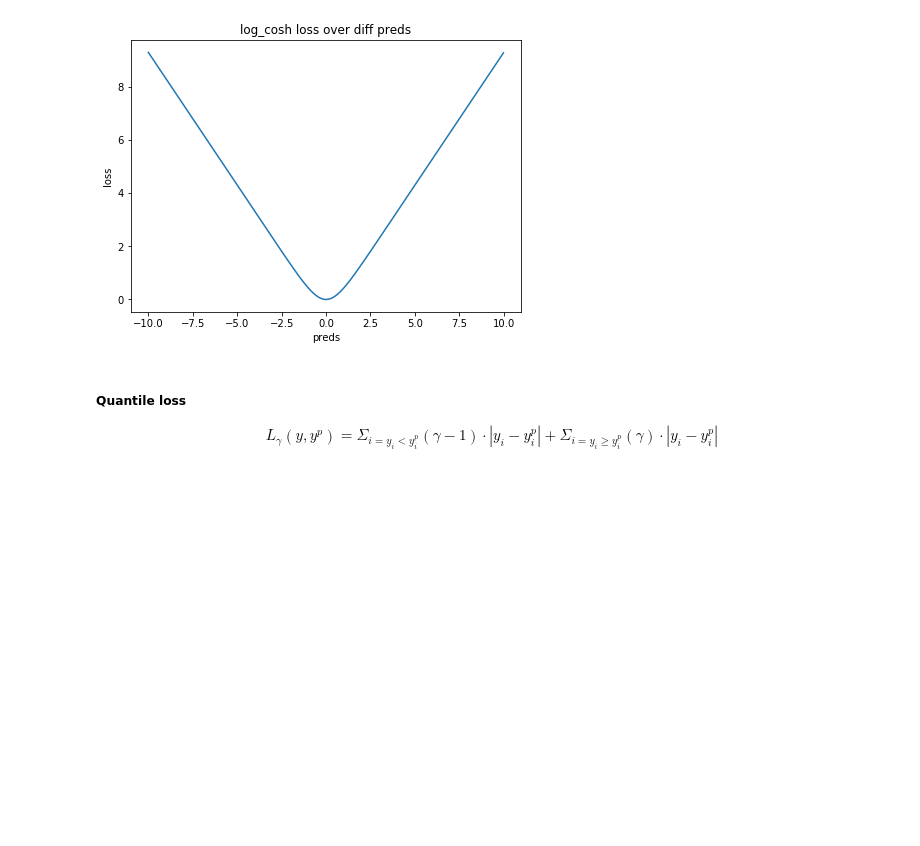
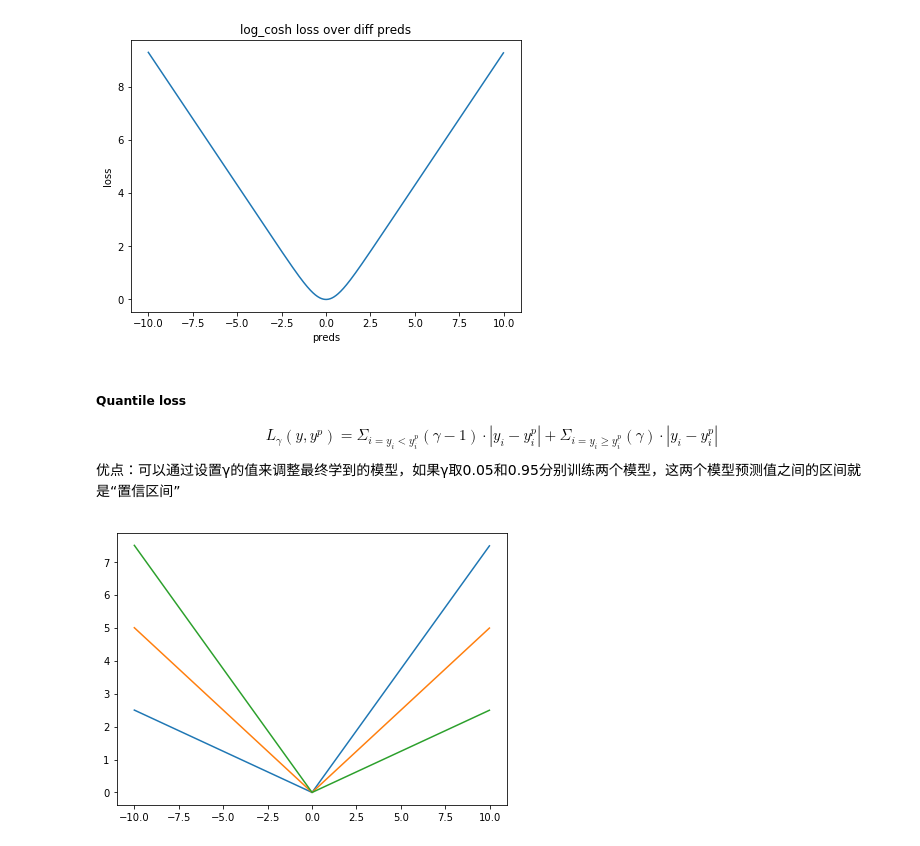
Before and after one commit to Leon0427/review-machinelearning, a Jupyter notebook: other-ml-techs/loss_functions_what_and why/regression_loss_functions.ipynb, the cells around one changed output. Drawn from its saved outputs; the diff is of its cells as text; code cells hidden in the pictures; blank space fills up the shorter version.

```diff
--- a/other-ml-techs/loss_functions_what_and why/regression_loss_functions.ipynb
+++ b/other-ml-techs/loss_functions_what_and why/regression_loss_functions.ipynb
@@ -112,7 +112,22 @@ ax1.set_title("log_cosh loss over diff preds")
 # %% [markdown]
 ##### Quantile loss
 $$L_γ(y,y^p)=Σ_{i=y_i<y_i^p}(γ-1)·|y_i-y_i^p| + Σ_{i=y_i\ge y_i^p}(γ)·|y_i-y_i^p|$$
+优点：可以通过设置γ的值来调整最终学到的模型，如果γ取0.05和0.95分别训练两个模型，这两个模型预测值之间的区间就是“置信区间”
 # %%
 def quan_loss(true, pred, gamma):
-    loss = np.where(true<pred,(gamma-1)*np.abs(true-pred),gamma*np.abs(true-pred))
+    loss = np.where(true<pred,(1-gamma)*np.abs(true-pred),gamma*np.abs(true-pred))
     return np.sum(loss)
+# %%
+true = np.repeat(0, 1000)
+pred = np.arange(-10,10,0.02)
+
+gammas = [0.25,0.5,0.75]
+
+losses = [[ quan_loss(true[i], pred[i],gamma) for i in range(len(true))] for gamma in gammas]
+
+fig, ax1 = plt.subplots(1,1, figsize=(7,5))
+
+for loss in losses:
+    ax1.plot(pred, loss)
+# %% [output]
+[figure, added]
```
